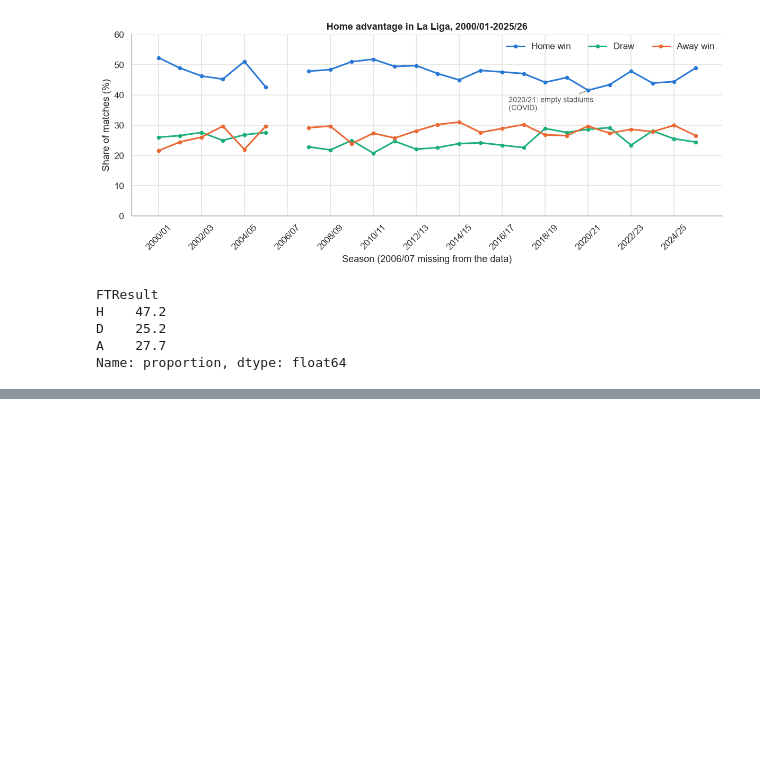
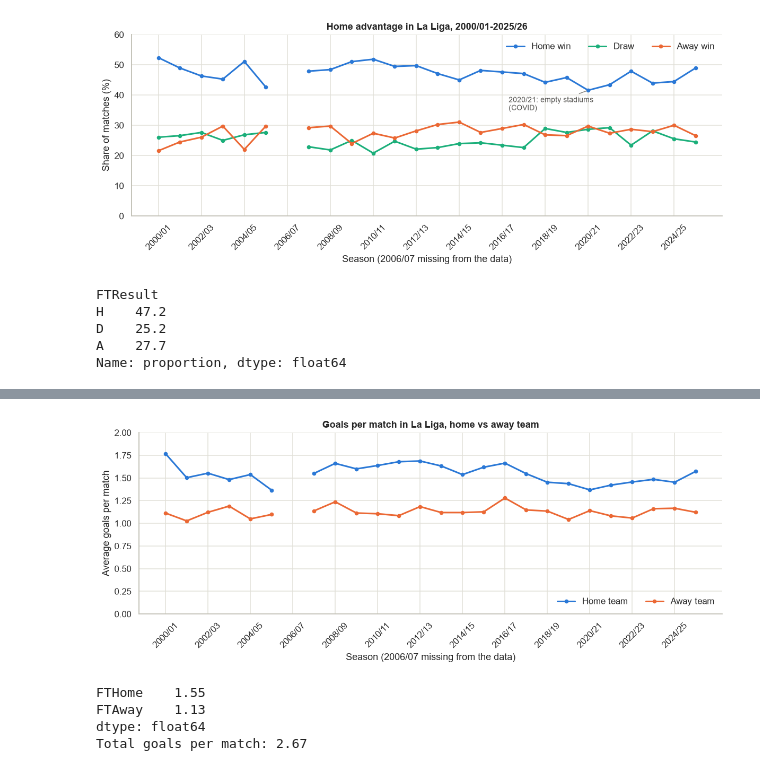
Before and after one commit to idoberk/laliga-match-prediction, a Jupyter notebook: notebooks/laliga_match_prediction.ipynb, the cells around one changed output, grey strips where cells are left out. Cells and saved outputs as stored; diff of their text form; code cells hidden in the pictures; blank space fills up the shorter version.

Commit message:
Add goals-per-match EDA chart and shared seasons-axis helper

```diff
--- a/notebooks/laliga_match_prediction.ipynb
+++ b/notebooks/laliga_match_prediction.ipynb
@@ -631,3 +631,13 @@ H    47.2
 D    25.2
 A    27.7
 Name: proportion, dtype: float64
+# %%
+# Average goals scored by the home and the away team per match, per season.
+# Named aggregation: new_columns=(source_column, function)
+goals_by_season = (
+    laliga_complete.groupby("SeasonStart")
+    .agg(home_goals=("FTHome", "mean"), away_goals=("FTAway", "mean"))
+    .assign(total_goals=lambda df: df["home_goals"] + df["away_goals"])
+    .reindex(all_seasons)  # Empty row for 2006/07, same as the above chart.
+)
+goals_by_season.round(2)  # Table version of the chart below
@@ -633,0 +663,47 @@ Name: proportion, dtype: float64
+# %%
+fig, ax = plt.subplots(figsize=(11, 4.5))
+
+ax.plot(
+    goals_by_season.index,
+    goals_by_season["home_goals"],
+    color=RESULT_COLORS["H"],
+    linewidth=2,
+    marker="o",
+    markersize=4,
+    label="Home team",
+)
+
+ax.plot(
+    goals_by_season.index,
+    goals_by_season["away_goals"],
+    color=RESULT_COLORS["A"],
+    linewidth=2,
+    marker="o",
+    markersize=4,
+    label="Away team",
+)
+
+set_season_xaxis(ax, all_seasons)
+ax.set(
+    title="Goals per match in La Liga, home vs away team",
+    xlabel="Season (2006/07 missing from the data)",
+    ylabel="Average goals per match",
+    ylim=(0, 2),
+)
+ax.legend(loc="lower right", frameon=False, ncols=2)
+
+fig.tight_layout()
+fig.savefig(FIGURES_DIR / "goals_per_match_by_season.png")
+plt.show()
+# %% [output]
+[figure, added]
+# %%
+# Averages over all complete seasons: The "typical match" baseline
+overall_goals = laliga_complete[FULL_TIME_GOAL_COLUMNS].mean()
+print(overall_goals.round(2))
+print(f"Total goals per match: {overall_goals.sum():.2f}")
+# %% [output]
+FTHome    1.55
+FTAway    1.13
+dtype: float64
+Total goals per match: 2.67
```
Also changed, not shown: parts of 5 cells of this notebook, 2 other files.
